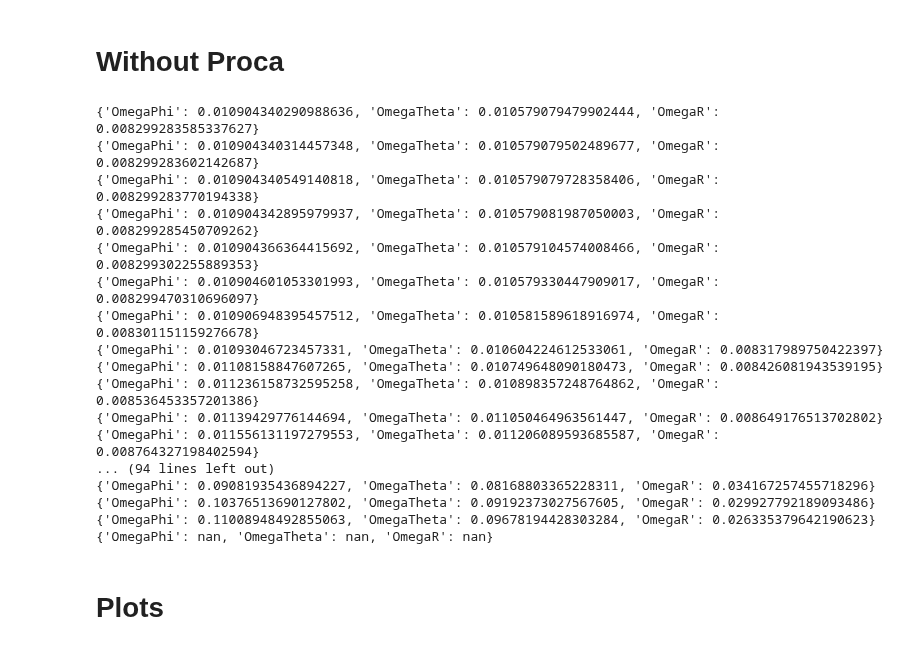
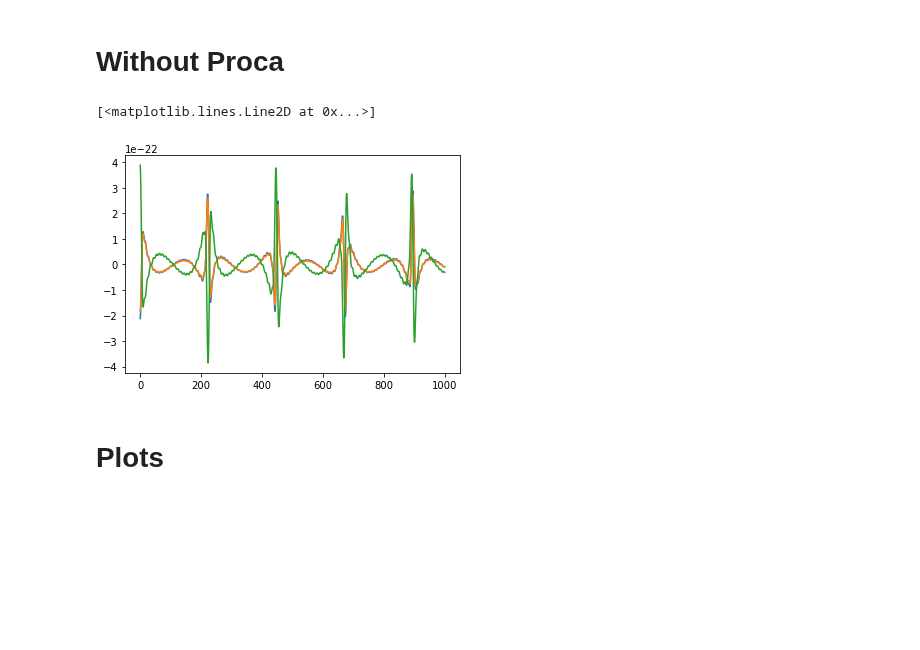
Before and after one commit to Shaun-F/GWGenerator, a Jupyter notebook: debugging/Compare proca waveforms.ipynb, the cells around one changed output. Cells and saved outputs as stored; diff of their text form; code cells hidden in the pictures; blank space fills up the shorter version.

Commit message:
Added ability to specify the 3 initial phases of orbit

```diff
--- a/debugging/Compare proca waveforms.ipynb
+++ b/debugging/Compare proca waveforms.ipynb
@@ -76,28 +76,17 @@ WithoutProcaInspiralKwargs = insp_kwargs.copy()
 WithoutProcaSumKwargs=sum_kwargs.copy()
 withoutprocagen = EMRIWaveform(inspiral_kwargs=WithoutProcaInspiralKwargs, sum_kwargs=WithoutProcaSumKwargs, use_gpu=False)
 withoutproca = withoutprocagen(M, m, a, p0, e0, Y0, qS, phiS, qK, phiK, dist,Phi_phi0=Phi_phi0, Phi_theta0=Phi_theta0, Phi_r0=Phi_r0, mich=mich, dt=dt, T=T)
-# %%
-kerr = Kerr(BHSpin=a)
-for i in range(len(withoutprocagen.Trajectory["p"])):
-    print(kerr.OrbitalFrequencies()(withoutprocagen.Trajectory["e"][i],withoutprocagen.Trajectory["p"][i],1.))
-# %% [output]
-{'OmegaPhi': 0.010904340290988636, 'OmegaTheta': 0.010579079479902444, 'OmegaR': 0.008299283585337627}
-{'OmegaPhi': 0.010904340314457348, 'OmegaTheta': 0.010579079502489677, 'OmegaR': 0.008299283602142687}
-{'OmegaPhi': 0.010904340549140818, 'OmegaTheta': 0.010579079728358406, 'OmegaR': 0.008299283770194338}
-{'OmegaPhi': 0.010904342895979937, 'OmegaTheta': 0.010579081987050003, 'OmegaR': 0.008299285450709262}
-{'OmegaPhi': 0.010904366364415692, 'OmegaTheta': 0.010579104574008466, 'OmegaR': 0.008299302255889353}
-{'OmegaPhi': 0.010904601053301993, 'OmegaTheta': 0.010579330447909017, 'OmegaR': 0.008299470310696097}
-{'OmegaPhi': 0.010906948395457512, 'OmegaTheta': 0.010581589618916974, 'OmegaR': 0.008301151159276678}
-{'OmegaPhi': 0.01093046723457331, 'OmegaTheta': 0.010604224612533061, 'OmegaR': 0.008317989750422397}
-{'OmegaPhi': 0.01108158847607265, 'OmegaTheta': 0.010749648090180473, 'OmegaR': 0.008426081943539195}
-{'OmegaPhi': 0.011236158732595258, 'OmegaTheta': 0.010898357248764862, 'OmegaR': 0.008536453357201386}
-{'OmegaPhi': 0.01139429776144694, 'OmegaTheta': 0.011050464963561447, 'OmegaR': 0.008649176513702802}
-{'OmegaPhi': 0.011556131197279553, 'OmegaTheta': 0.011206089593685587, 'OmegaR': 0.008764327198402594}
-... (94 lines left out)
-{'OmegaPhi': 0.09081935436894227, 'OmegaTheta': 0.08168803365228311, 'OmegaR': 0.034167257455718296}
-{'OmegaPhi': 0.10376513690127802, 'OmegaTheta': 0.09192373027567605, 'OmegaR': 0.029927792189093486}
-{'OmegaPhi': 0.11008948492855063, 'OmegaTheta': 0.09678194428303284, 'OmegaR': 0.026335379642190623}
-{'OmegaPhi': nan, 'OmegaTheta': nan, 'OmegaR': nan}
+# %%
+withoutproca1 = withoutprocagen(M, m, a, p0, e0, Y0, qS, phiS, qK, phiK, dist,Phi_phi0=Phi_phi0, Phi_theta0=Phi_theta0, Phi_r0=Phi_r0, mich=mich, dt=dt, T=1)
+withoutproca2 = withoutprocagen(M, m, a, p0, e0, Y0, qS, phiS, qK, phiK, dist,Phi_phi0=100, Phi_theta0=Phi_theta0, Phi_r0=Phi_r0, mich=mich, dt=dt, T=1)
+withoutproca3 = withoutprocagen(M, m, a, p0, e0, Y0, qS, phiS,qK, phiK, dist,Phi_phi0=np.pi, Phi_theta0=Phi_theta0, Phi_r0=Phi_r0, mich=mich, dt=dt, T=1)
+# %%
+plt.plot(withoutproca1.real[0:1000])
+plt.plot(withoutproca2.real[0:1000])
+plt.plot(withoutproca3.real[0:1000])
+# %% [output]
+[<matplotlib.lines.Line2D at 0x...>]
+[figure, added]
 # %% [markdown]
 # Plots
 # %%
```
Also changed, not shown: parts of 1 cell of this notebook, 2 other files.
